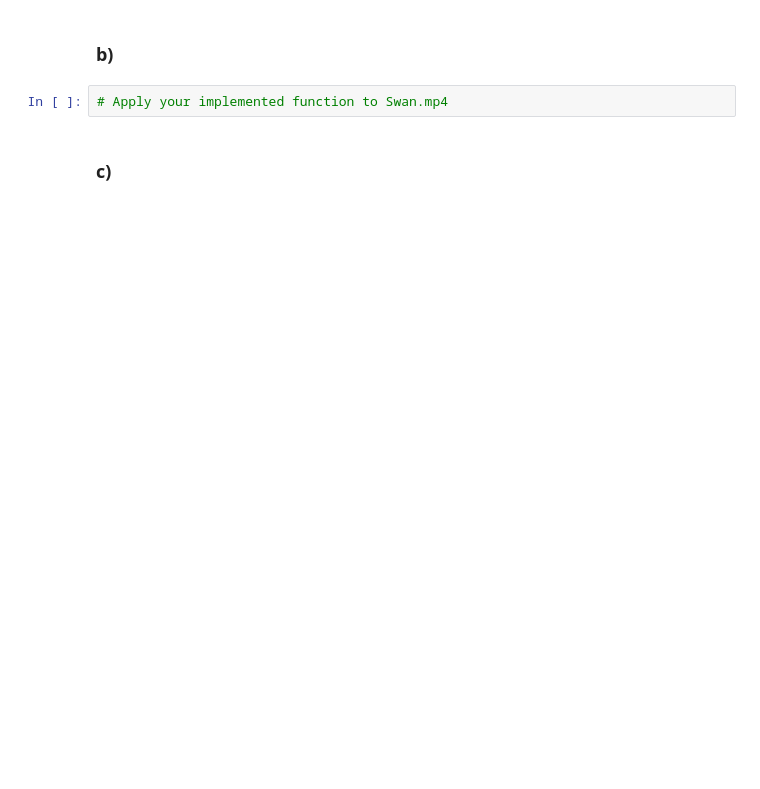
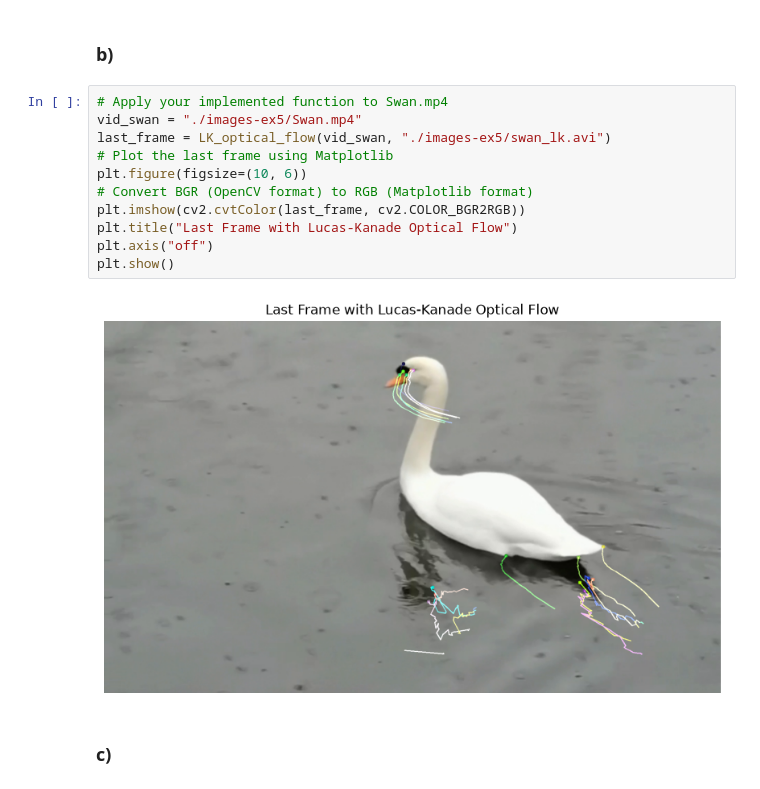
Before and after one commit to SepeZeus/compvis-exercises, a Jupyter notebook: CV-2026-exercises-05.ipynb, the cells around one changed output. Saved outputs shown, nothing was run; the diff lists cells and outputs as text; blank space fills up the shorter version.

```diff
--- a/CV-2026-exercises-05.ipynb
+++ b/CV-2026-exercises-05.ipynb
@@ -256,6 +311,17 @@ def LK_optical_flow(video_path, output_path='output.avi'):
 ### b)
 # %%
 # Apply your implemented function to Swan.mp4
+vid_swan = "./images-ex5/Swan.mp4"
+last_frame = LK_optical_flow(vid_swan, "./images-ex5/swan_lk.avi")
+# Plot the last frame using Matplotlib
+plt.figure(figsize=(10, 6))
+# Convert BGR (OpenCV format) to RGB (Matplotlib format)
+plt.imshow(cv2.cvtColor(last_frame, cv2.COLOR_BGR2RGB))
+plt.title("Last Frame with Lucas-Kanade Optical Flow")
+plt.axis("off")
+plt.show()
+# %% [output]
+[figure, added]
 # %% [markdown]
 ### c)
 # %%
```
Also changed, not shown: parts of 4 cells of this notebook.
